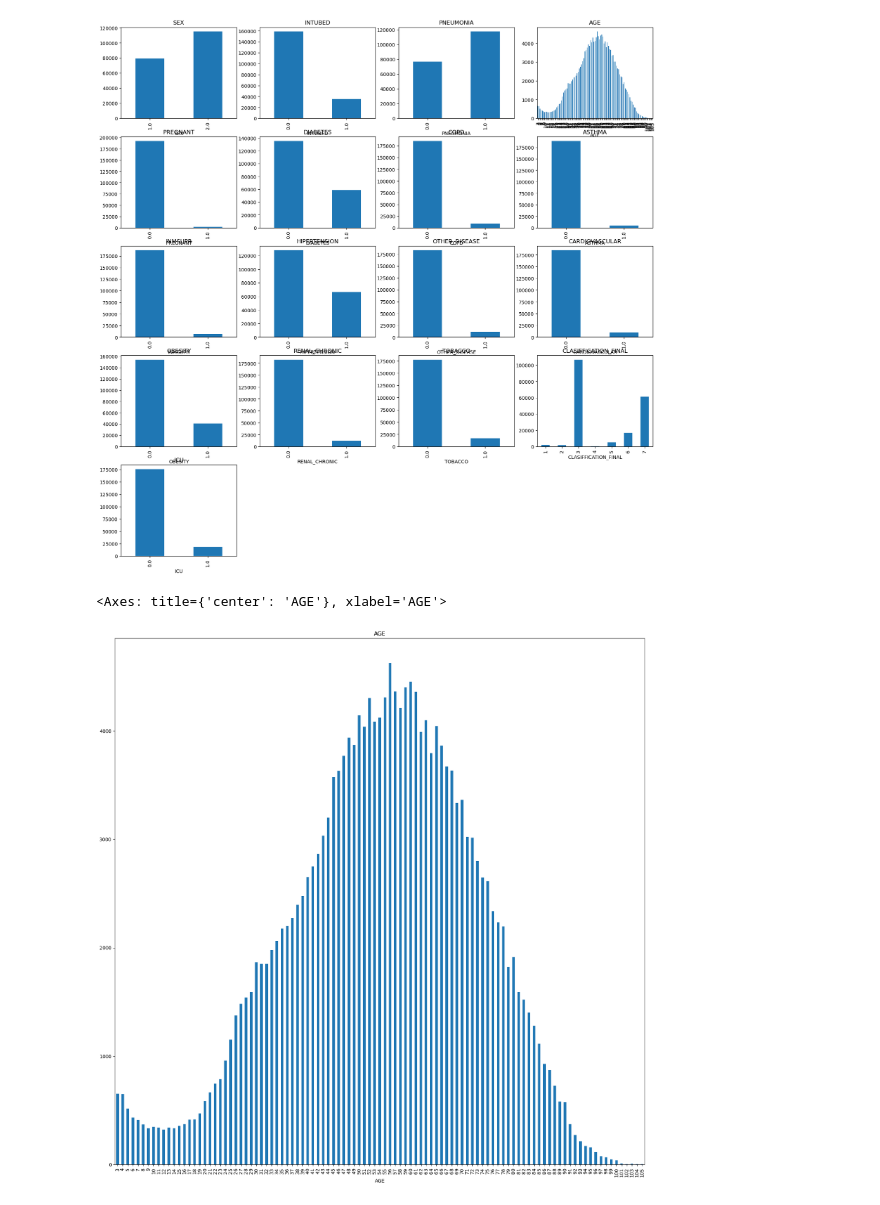
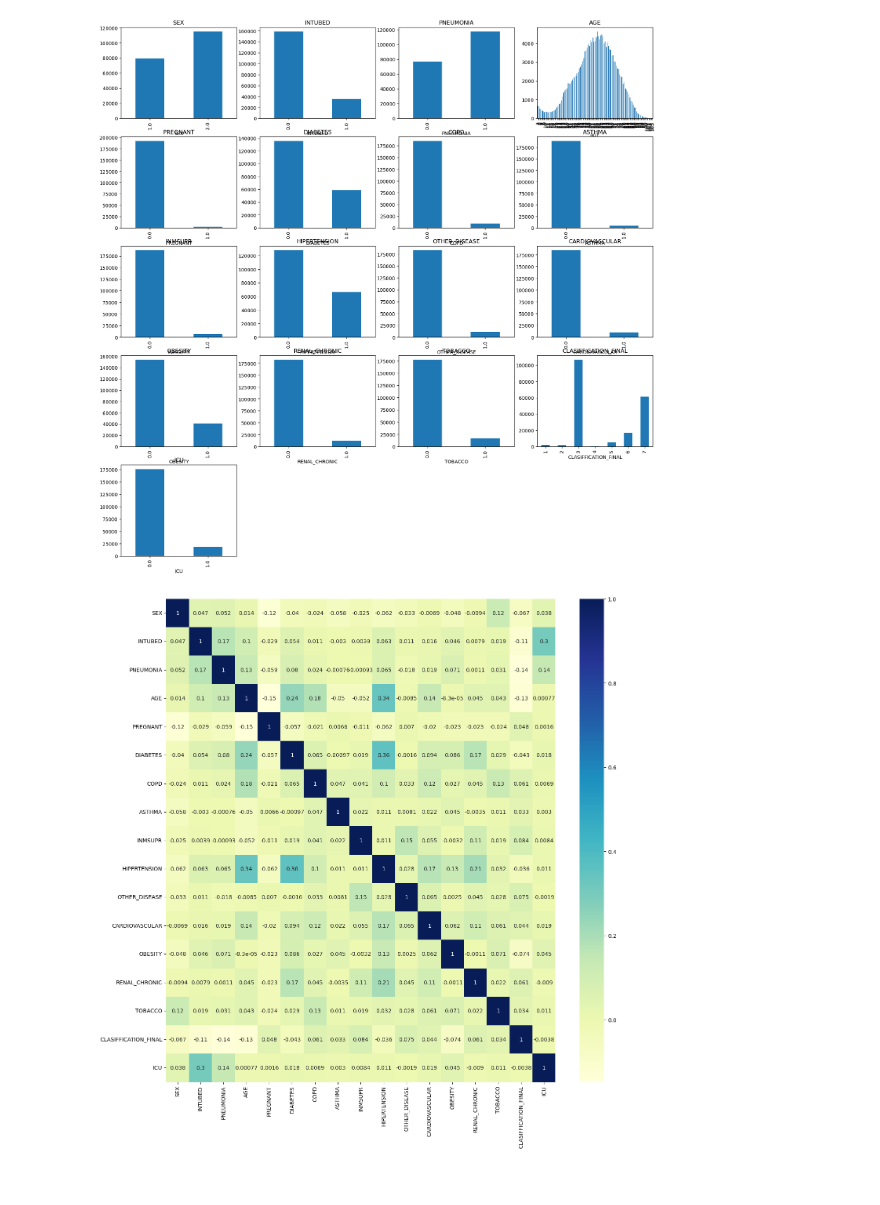
Before and after one commit to linhmai1609/CO7093_Big-Data_Coursework, a Jupyter notebook: alternative_model.ipynb, the cells around one changed output. Saved outputs shown, nothing was run; the diff lists cells and outputs as text; code cells hidden in the pictures.

```diff
--- a/alternative_model.ipynb
+++ b/alternative_model.ipynb
@@ -81,9 +81,14 @@ import modules.analytics_helper as ah
 ah.plot_multiple_metrics(df=analytics_df, columns=new_column_list, figsize=(20, 20))
 # %% [output]
 [figure]
-# %%
-fig = plt.figure(figsize=(20,20))
-df['AGE'].value_counts().sort_index().plot(kind='bar', title='AGE')
-# %% [output]
-<Axes: title={'center': 'AGE'}, xlabel='AGE'>
-[figure, removed]
+# %%
+plt.figure(figsize=(16, 16))
+co_mtx = analytics_df.corr(method ='pearson')
+
+# Plot correlation heatmap
+sns.heatmap(co_mtx, cmap="YlGnBu", annot=True)
+
+# Display heatmap
+plt.show()
+# %% [output]
+[figure, added]
```
Also changed, not shown: parts of 4 cells of this notebook, 3 other files.
